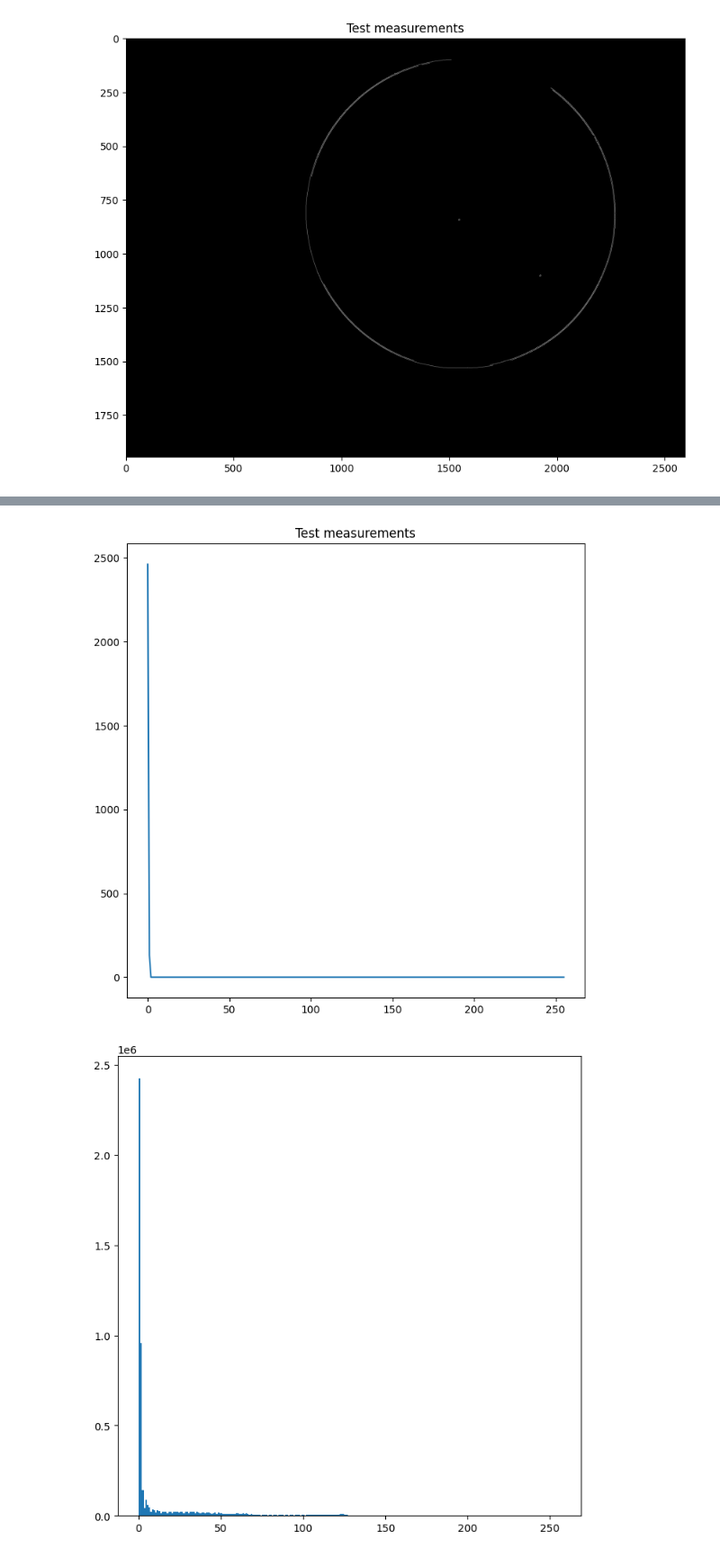
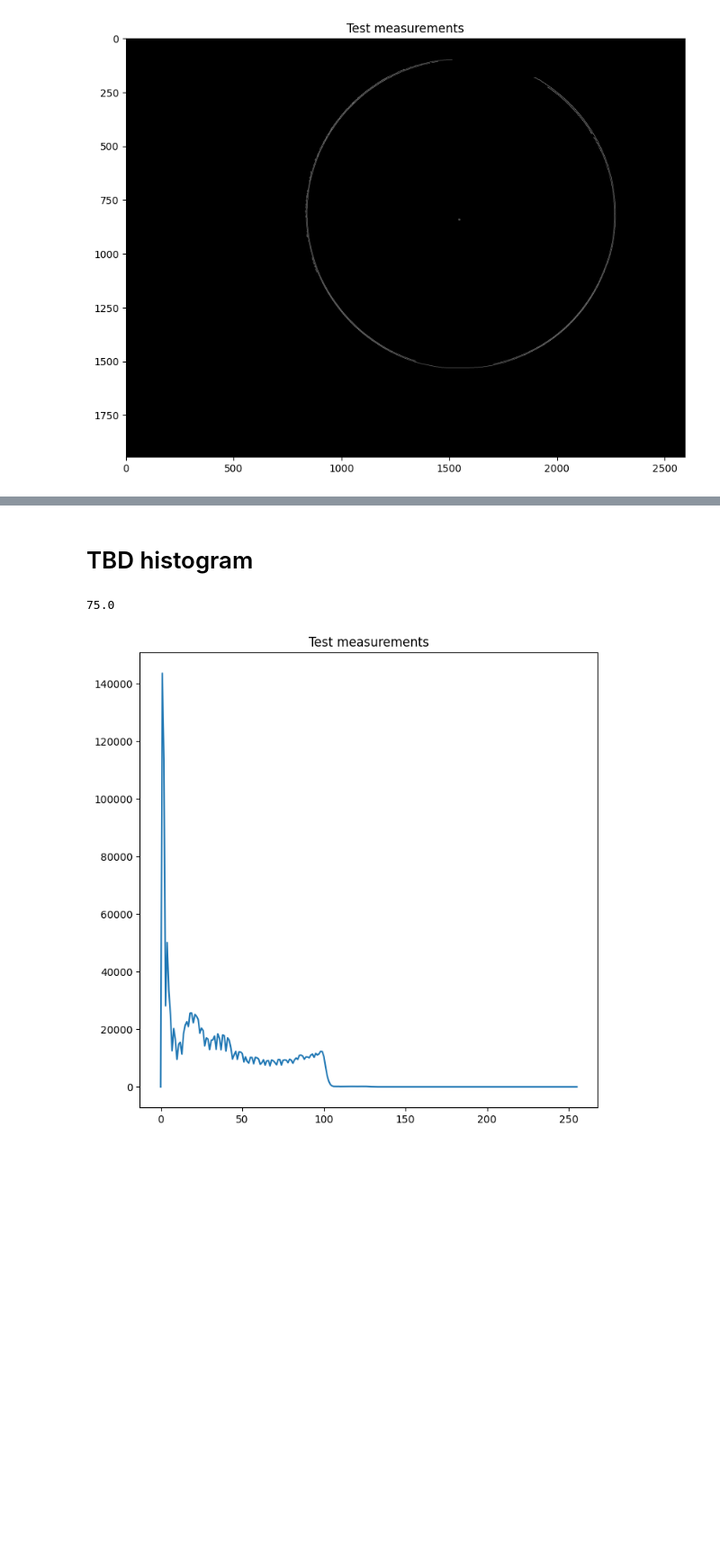
Before and after one commit to nunosousa/TelescopeMirrorTester, a Jupyter notebook: Software/Jupyter Notebooks/Shadowgram analysis/Shadowgram analysis.ipynb, the cells around one changed output, grey strips where cells are left out. Shown at 90% size. Saved outputs shown, nothing was run; the diff lists cells and outputs as text; code cells hidden in the pictures; blank space fills up the shorter version.

```diff
--- a/Software/Jupyter Notebooks/Shadowgram analysis/Shadowgram analysis.ipynb
+++ b/Software/Jupyter Notebooks/Shadowgram analysis/Shadowgram analysis.ipynb
@@ -7,7 +8,8 @@ import cv2
 
 # Load our input image
 #capture = cv2.imread('./Datasets/(165) 13_06_2019/1/Image_0.0.png')
-capture = cv2.imread('./Datasets/(165) 13_06_2019/1/Image_1.0.png')
+#capture = cv2.imread('./Datasets/(165) 13_06_2019/1/Image_1.0.png')
+capture = cv2.imread('./Datasets/(165) 13_06_2019/1/Image_2.0.png')
 # %%
 %matplotlib inline
 import matplotlib.pyplot as plt
@@ -67,6 +51,9 @@ plt.show()
 # %%
-threshold = 40
-capture_canny = cv2.Canny(capture_gray_blur, threshold, threshold*2, L2gradient=True)
+#capture_gray_blur = cv2.blur(capture_gray, (3,3))
+capture_gray_blur = cv2.bilateralFilter(capture_gray, 6, 6 * 2, 6 / 2)
+
+canny_threshold = 40
+capture_canny = cv2.Canny(capture_gray_blur, canny_threshold, canny_threshold*2, L2gradient=True)
 # %%
 %matplotlib inline
 
@@ -113,23 +140,27 @@ plt.show()
+# %% [markdown]
+# TBD histogram
 # %%
-capture_gray_hist = cv2.calcHist(capture_gray, [0], None, [256], [0,256])
-#capture_gray_hist = cv2.calcHist(capture_gray, [0], mask, [256], [0,256])
+capture_gray_hist_mask = np.full_like(capture_gray, 0)
+capture_gray_hist_mask = cv2.ellipse(capture_gray_hist_mask, ellipse, color_ellipse, -1, cv2.LINE_AA)
+
+capture_gray_hist = cv2.calcHist([capture_gray], [0], capture_gray_hist_mask, [256], [0,256])
+
+print(np.median(capture_gray_hist))
+# %% [output]
+75.0
 # %%
 %matplotlib inline
 
 plt.rcParams['figure.figsize'] = [8, 8]
 #plt.rcParams['figure.dpi'] = 120
 
 plt.title('Test measurements')
 
 # call imshow() using plt object
 plt.plot(capture_gray_hist)
 
 # display that image
 plt.show()
-
-plt.hist(capture_gray.ravel(),256,[0,256])
-plt.show()
 # %% [output]
-[figure, old version]
+[figure, new version]
-[figure, removed]
 # %% [markdown]
```
Also changed, not shown: parts of 22 cells of this notebook.
